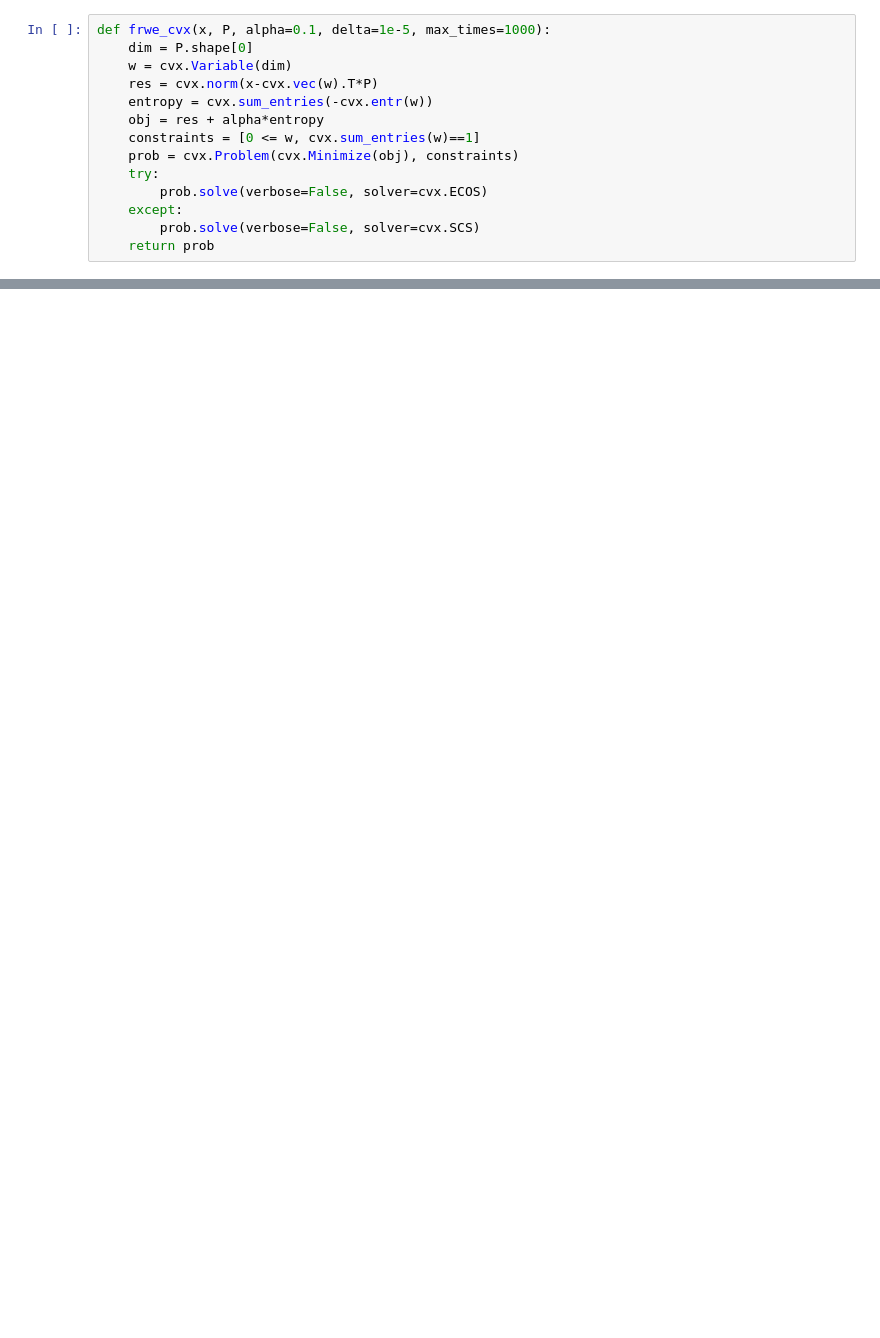
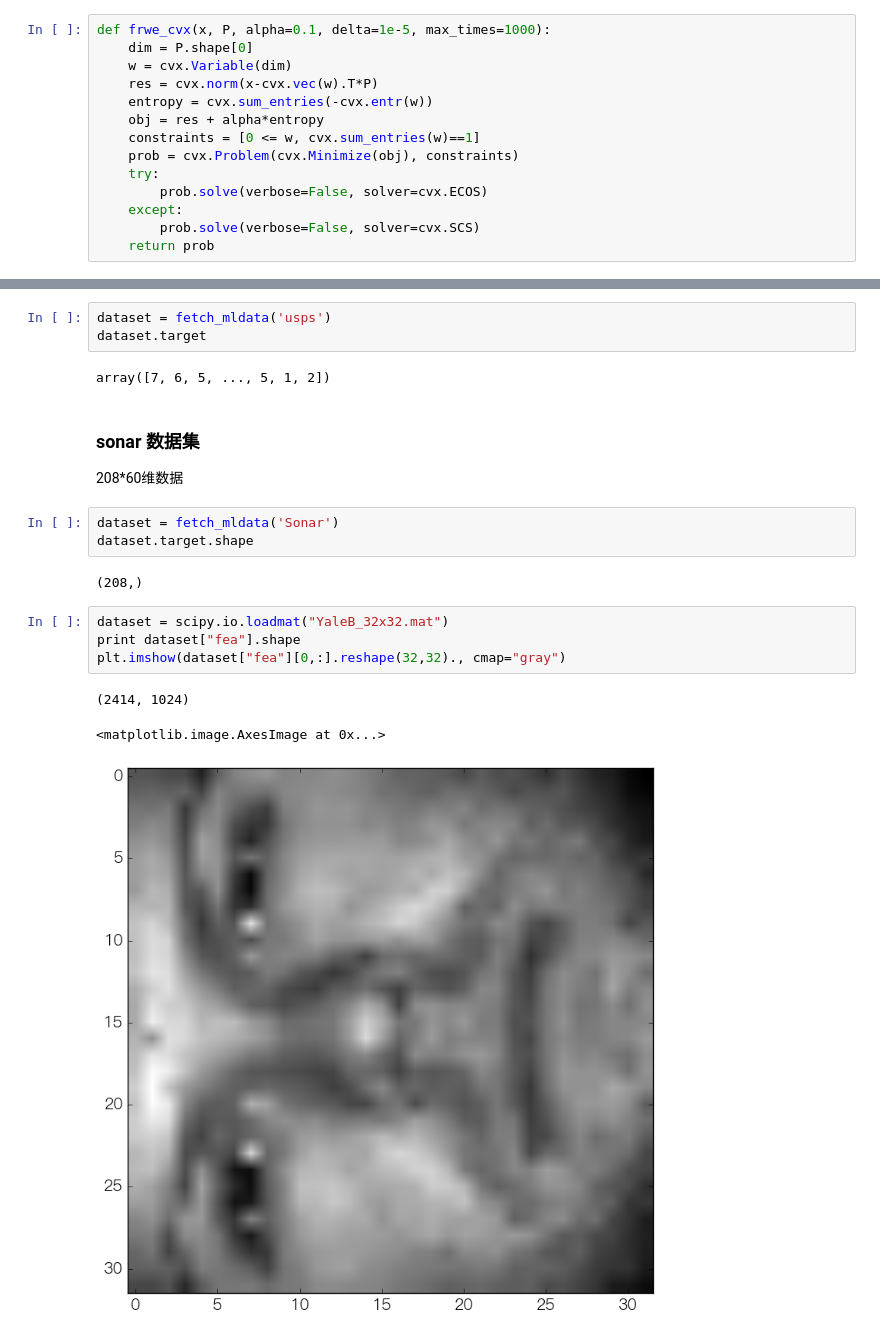
Before and after one commit to lioo717/paper, a Jupyter notebook: 实验/Untitled2.ipynb, the cells around one changed output, grey strips where cells are left out. Saved outputs shown, nothing was run; the diff lists cells and outputs as text; blank space fills up the shorter version.

```diff
--- a/实验/Untitled2.ipynb
+++ b/实验/Untitled2.ipynb
@@ -69,0 +57,21 @@ test_size = 10000
+# %%
+dataset = fetch_mldata('usps')
+dataset.target
+# %% [output]
+array([7, 6, 5, ..., 5, 1, 2])
+# %% [markdown]
+### sonar 数据集
+208*60维数据
+# %%
+dataset = fetch_mldata('Sonar')
+dataset.target.shape
+# %% [output]
+(208,)
+# %%
+dataset = scipy.io.loadmat("YaleB_32x32.mat")
+print dataset["fea"].shape
+plt.imshow(dataset["fea"][0,:].reshape(32,32)., cmap="gray")
+# %% [output]
+(2414, 1024)
+<matplotlib.image.AxesImage at 0x...>
+[figure, added]
```
Also changed, not shown: parts of 4 cells of this notebook, 2 other files.
